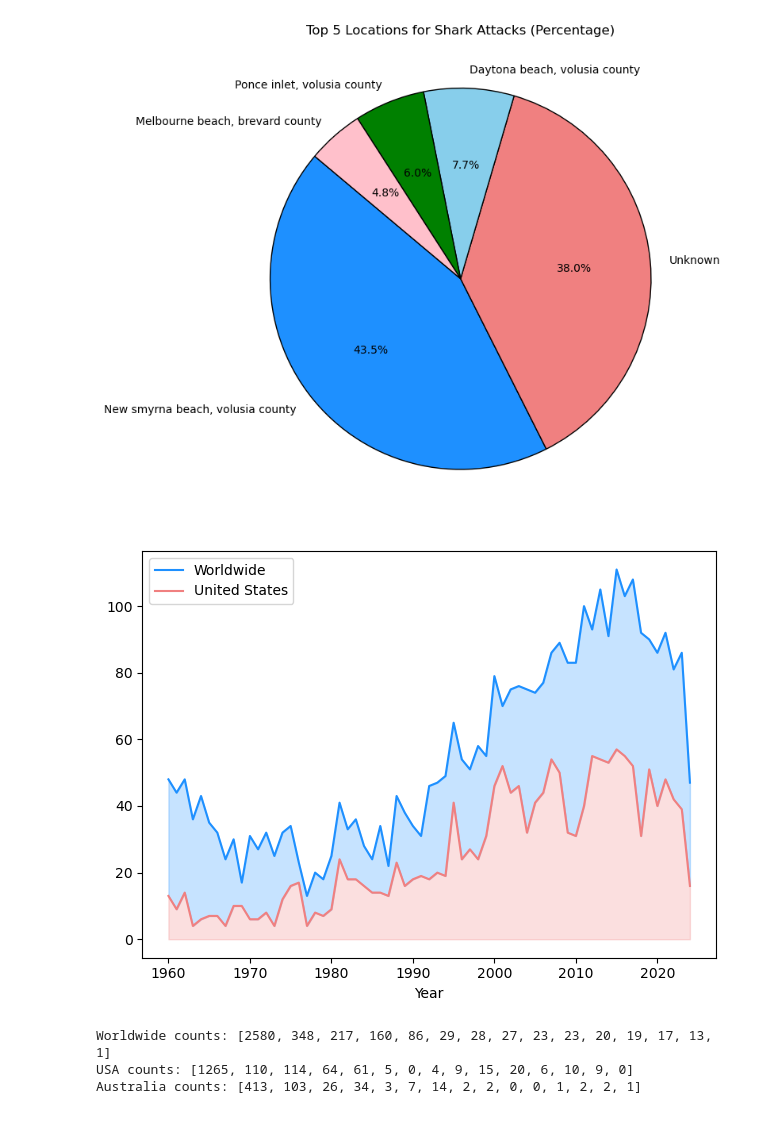
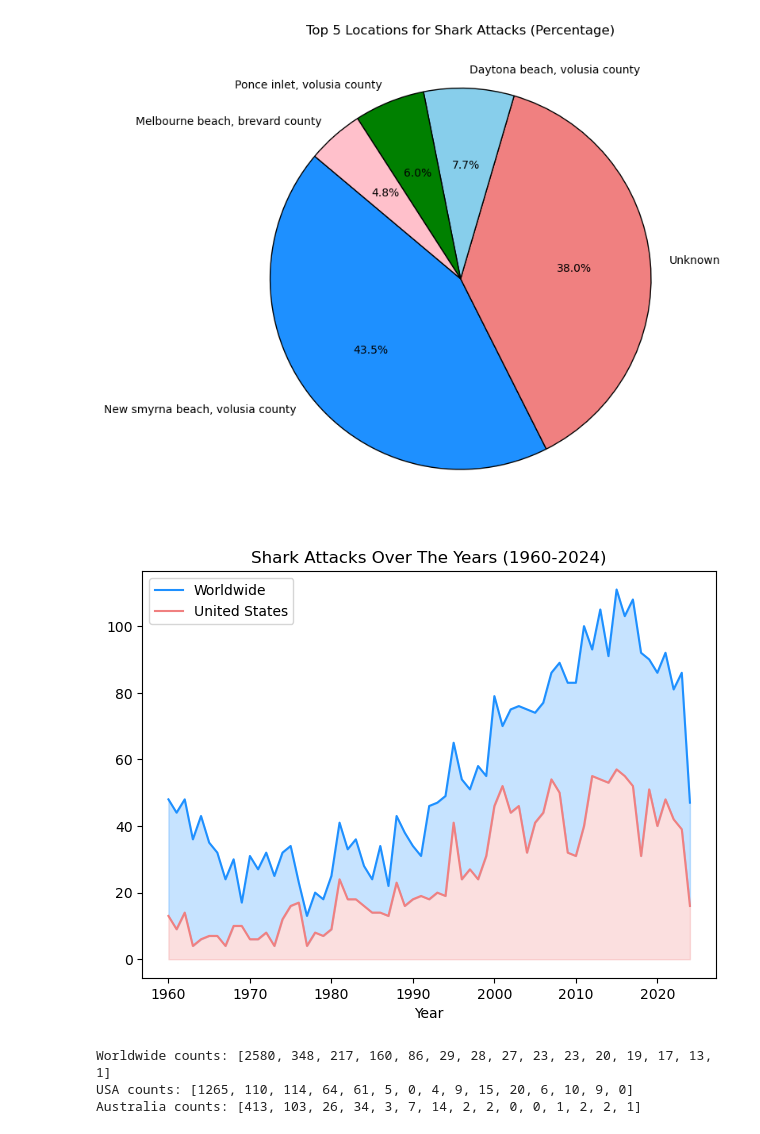
Before and after one commit to SheryllD/shark_attacks_project, a Jupyter notebook: shark_date_cleaning.ipynb, the cells around one changed output. Saved outputs shown, nothing was run; the diff lists cells and outputs as text; code cells hidden in the pictures.

```diff
--- a/shark_date_cleaning.ipynb
+++ b/shark_date_cleaning.ipynb
@@ -1152,23 +1152,24 @@ plt.show()
 # %%
 #Graphic Attacks by Year
 world_attacks_year = df["Year"].value_counts()
 world_attacks_year.sort_index(ascending=True, inplace=True)
 world_attacks_year.plot(color="dodgerblue", label ="Worldwide")
 
 usa_attacks_year = usa_df["Year"].value_counts()
 usa_attacks_year.sort_index(ascending=True, inplace=True)
 usa_attacks_year.plot(color="lightcoral", label ="United States")
 
 x_years = df["Year"].value_counts().sort_index().index
 
 plt.fill_between(x_years, usa_attacks_year, world_attacks_year, color="dodgerblue", alpha=0.25)
 plt.fill_between(x_years, usa_attacks_year, color="lightcoral", alpha=0.25)
 
 plt.legend()
 plt.tight_layout()
+plt.title("Shark Attacks Over The Years (1960-2024)")
 plt.savefig("images/AttacksByYear.png", bbox_inches="tight")
 # %% [output]
-[figure, old version]
+[figure, new version]
 # %%
 # Ensure correct species names
 df["Species_Types"] = df["Species_Types"].str.strip()  #To remove extra spaces
```
Also changed, not shown: 2 other files.
